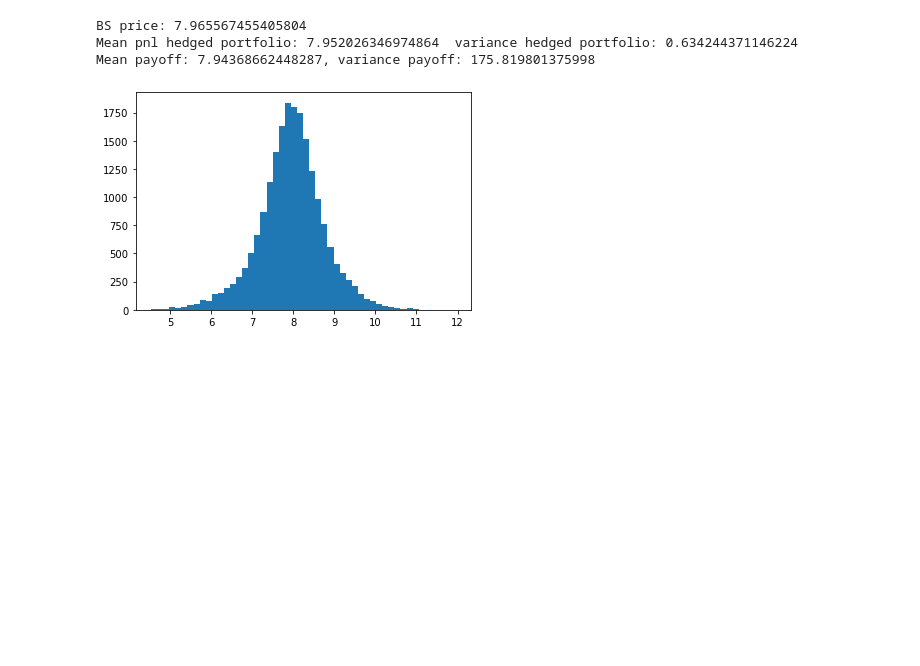
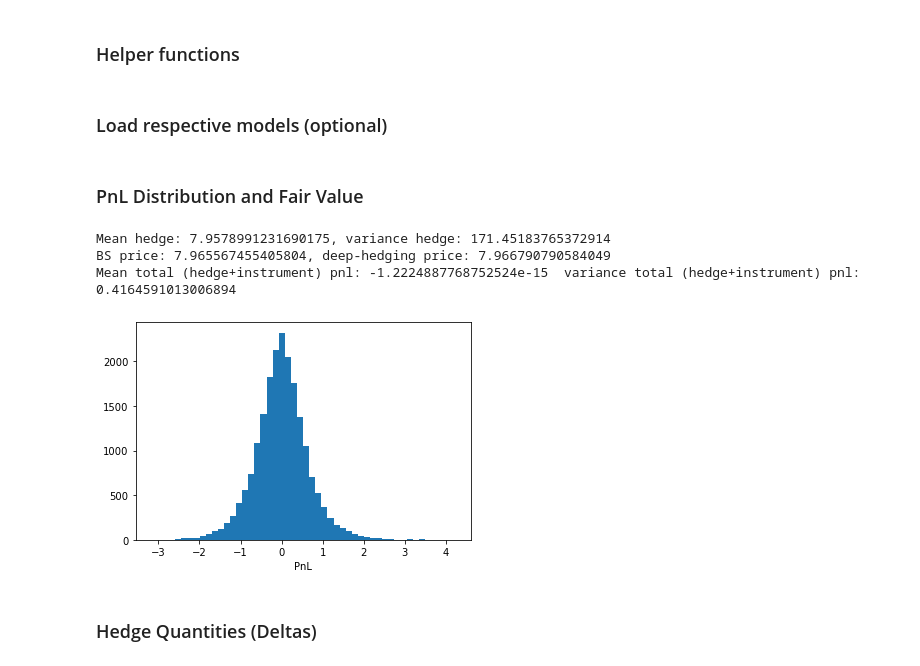
Before and after one commit to zafmah/ml_finance, a Jupyter notebook: deep_hedging/deep_hedging.ipynb, the cells around one changed output. Saved outputs shown, nothing was run; the diff lists cells and outputs as text; code cells hidden in the pictures; blank space fills up the shorter version.

```diff
--- a/deep_hedging/deep_hedging.ipynb
+++ b/deep_hedging/deep_hedging.ipynb
@@ -161,31 +233,5 @@ nn_hedge = Hedger.create_model(120, f_hedge.shape[-1], layers = [{'units':10, 'a
                                                              {'units':5, 'activation':'tanh'},
                                                              {'units':1, 'activation':'linear'}])
-# %%
-@tf.function
-def variance_loss(y_true, y_pred):
-    x = tf.nn.moments(y_pred, axes=0)
-    return x[1]
-
-
-@tf.function
-def expected_shortfall_10pct(y_true, y_pred):
-    """[summary]
-
-    Args:
-        y_true ([type]): [description]
-        y_pred ([type]): [description]
-
-    Returns:
-        [type]: [description]
-    """
-    pnl = tf.keras.backend.reshape(y_pred - y_true, (-1, ))
-    pnl = tf.multiply(pnl, -1.0)
-
-    n_pct = tf.keras.backend.round(tf.multiply(
-        tf.keras.backend.cast(tf.keras.backend.shape(pnl)[0], tf.float32)  , 0.1))
-
-    pnl_past_cutoff = tf.nn.top_k(pnl, tf.keras.backend.cast(n_pct, tf.int32))[0]
-    return tf.reduce_mean(pnl_past_cutoff)
 # %%
 nn_hedge.compile( optimizer = tf.keras.optimizers.Adam(lr=0.0025, beta_1=0.9, beta_2=0.999), loss = variance_loss)#'mean_squared_error')
 # %%
@@ -232,0 +263,2 @@ def compute_bs(spot, strike, ttm, sigma, r):
+# %% [markdown]
+### Helper functions
@@ -233,20 +306,28 @@ def compute_bs(spot, strike, ttm, sigma, r):
+# %% [markdown]
+### Load respective models (optional)
 # %%
-nn_hedge = tf.keras.models.load_model('model_5_percent_spread.h5', custom_objects={'variance_loss':variance_loss,
+nn_hedge = tf.keras.models.load_model('model_0_variance_loss.h5', custom_objects={'variance_loss':variance_loss,
                                                                                    'expected_shortfall_10pct': expected_shortfall_10pct})
+# %% [markdown]
+### PnL Distribution and Fair Value
 # %%
-pnl = nn_hedge.predict([f_hedge[:,:-1,:], spot_bid, spot_ask,  payoff, df[:]])#
-plt.hist(pnl[:,0,0], bins=50)
+pnl = nn_hedge.predict([f_hedge[:,:-1,:], spot_bid, spot_ask,  df[:]])#
+price = np.mean(payoff-pnl[:,0,0]) # we define the product price as the mean of hedge-portfolio difference
+plt.hist(payoff-pnl[:,0,0]-price, bins=50)
+plt.xlabel('PnL')
 #plt.hist(payoff[:,-1,0], bins=50)
-np.var(pnl[:,0,0])
+#np.var(pnl[:,0,0])
 #np.var(payoff[:,-1,0])
 bs_price, _ = compute_bs(spot, strike, ttm, vol, 0.0)
-print('BS price: ' + str(bs_price))
-print('Mean pnl hedged portfolio: ' + str(np.mean(pnl[:,0,0])), ' variance hedged portfolio: ' + str(np.var(pnl[:,0,0])))
-print('Mean payoff: ' + str(np.mean(payoff[:,-1,0])) + ', variance payoff: ' + str(np.var(payoff[:,-1,0])))
+print('Mean hedge: ' + str(np.mean(payoff[:])) + ', variance hedge: ' + str(np.var(payoff[:])))
+print('BS price: ' + str(bs_price) +', deep-hedging price: ' + str(price))
+print('Mean total (hedge+instrument) pnl: ' + str(np.mean(payoff-pnl[:,0,0]-price)), ' variance total (hedge+instrument) pnl: ' + str(np.var(payoff-pnl[:,0,0])))
 # %% [output]
-BS price: 7.965567455405804
-Mean pnl hedged portfolio: 7.952026346974864  variance hedged portfolio: 0.634244371146224
-Mean payoff: 7.94368662448287, variance payoff: 175.819801375998
+Mean hedge: 7.9578991231690175, variance hedge: 171.45183765372914
+BS price: 7.965567455405804, deep-hedging price: 7.966790790584049
+Mean total (hedge+instrument) pnl: -1.2224887768752524e-15  variance total (hedge+instrument) pnl: 0.4164591013006894
-[figure, old version]
+[figure, new version]
+# %% [markdown]
+### Hedge Quantities (Deltas)
 # %%
 hedge_model = Hedger.get_hedge_model(nn_hedge)
```
Also changed, not shown: parts of 33 cells of this notebook.
